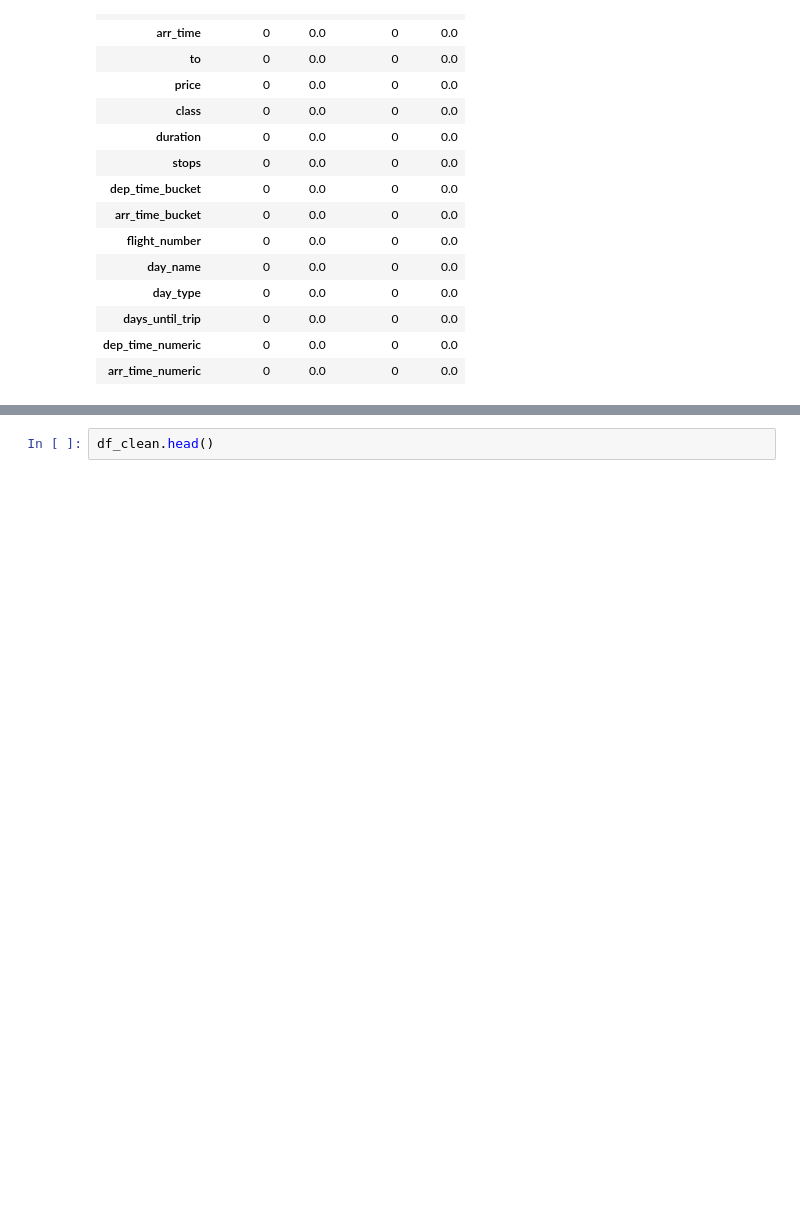
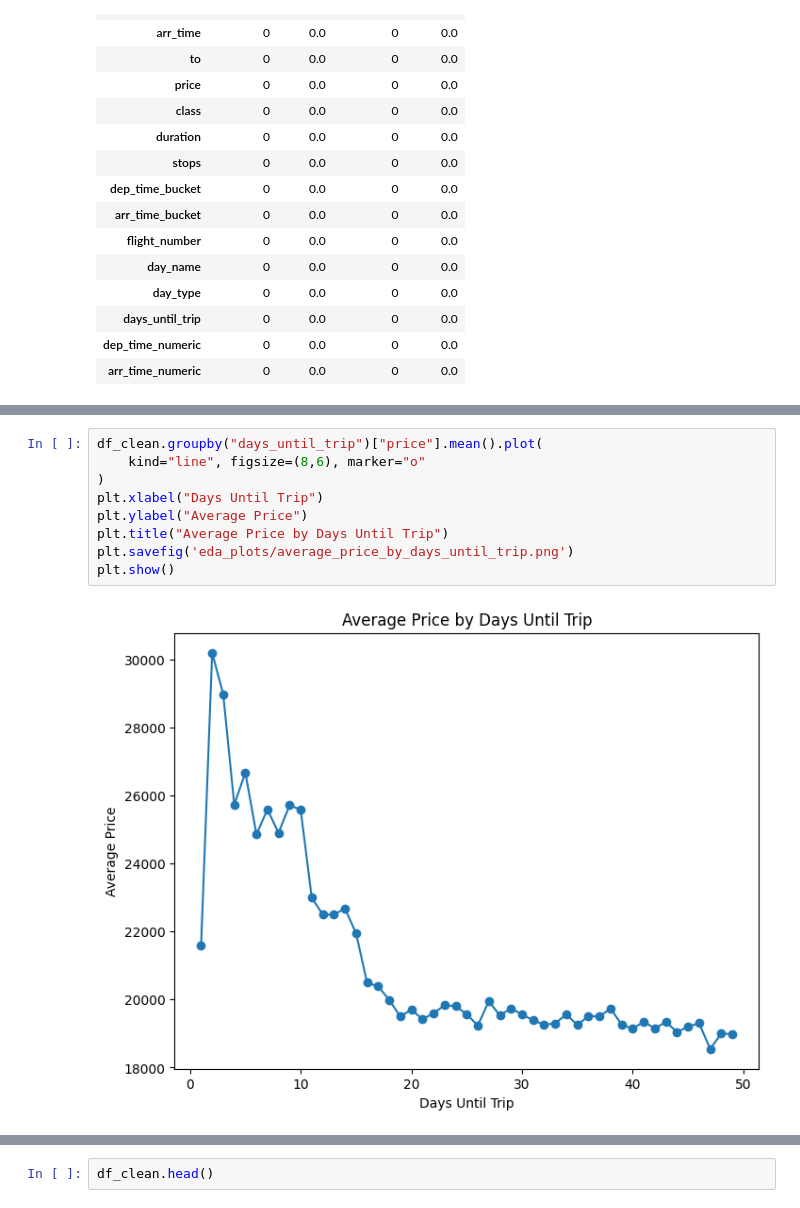
Before and after one commit to drewmacleod/adsp_32021_ML_Ops, a Jupyter notebook: Final Project/EDA_and_Cleaning_Pipeline.ipynb, the cells around one changed output, grey strips where cells are left out. Saved outputs shown, nothing was run; the diff lists cells and outputs as text; blank space fills up the shorter version.

```diff
--- a/Final Project/EDA_and_Cleaning_Pipeline.ipynb
+++ b/Final Project/EDA_and_Cleaning_Pipeline.ipynb
@@ -506,0 +516,11 @@ desc_all
+# %%
+df_clean.groupby("days_until_trip")["price"].mean().plot(
+    kind="line", figsize=(8,6), marker="o"
+)
+plt.xlabel("Days Until Trip")
+plt.ylabel("Average Price")
+plt.title("Average Price by Days Until Trip")
+plt.savefig('eda_plots/average_price_by_days_until_trip.png')
+plt.show()
+# %% [output]
+[figure, added]
```
Also changed, not shown: parts of 10 cells of this notebook, 16 other files.
